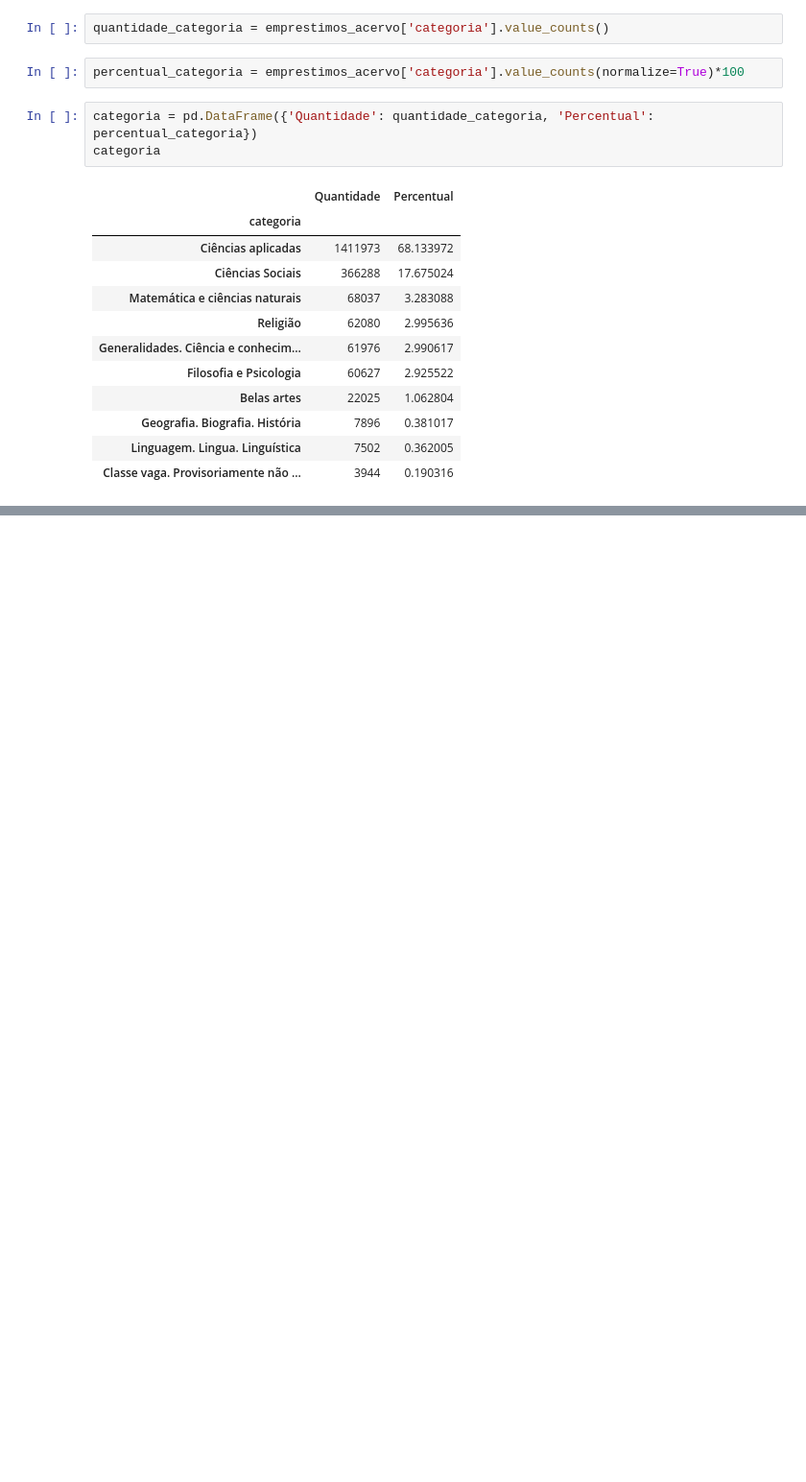
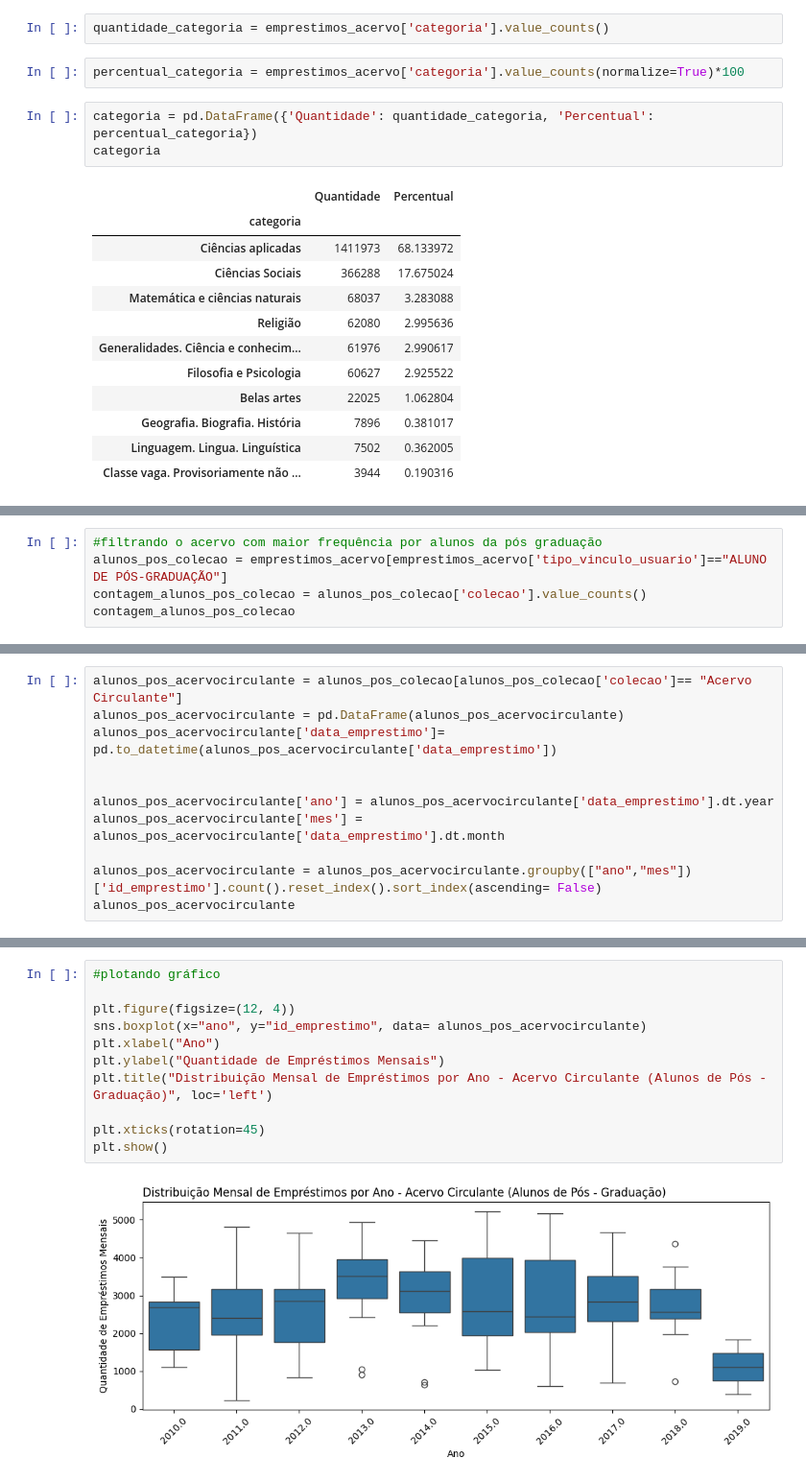
Before and after one commit to anacastrocc/-7DaysOfCode, a Jupyter notebook: _7DaysOfCode.ipynb, the cells around one changed output, grey strips where cells are left out. Shown: that part at 96% size. Drawn from its saved outputs; the diff is of its cells as text; blank space fills up the shorter version.

```diff
--- a/_7DaysOfCode.ipynb
+++ b/_7DaysOfCode.ipynb
@@ -796,0 +902,5 @@ categoria
+# %%
+#filtrando o acervo com maior frequência por alunos da pós graduação
+alunos_pos_colecao = emprestimos_acervo[emprestimos_acervo['tipo_vinculo_usuario']=="ALUNO DE PÓS-GRADUAÇÃO"]
+contagem_alunos_pos_colecao = alunos_pos_colecao['colecao'].value_counts()
+contagem_alunos_pos_colecao
@@ -796,0 +928,11 @@ categoria
+# %%
+alunos_pos_acervocirculante = alunos_pos_colecao[alunos_pos_colecao['colecao']== "Acervo Circulante"]
+alunos_pos_acervocirculante = pd.DataFrame(alunos_pos_acervocirculante)
+alunos_pos_acervocirculante['data_emprestimo']= pd.to_datetime(alunos_pos_acervocirculante['data_emprestimo'])
+
+
+alunos_pos_acervocirculante['ano'] = alunos_pos_acervocirculante['data_emprestimo'].dt.year
+alunos_pos_acervocirculante['mes'] = alunos_pos_acervocirculante['data_emprestimo'].dt.month
+
+alunos_pos_acervocirculante = alunos_pos_acervocirculante.groupby(["ano","mes"])['id_emprestimo'].count().reset_index().sort_index(ascending= False)
+alunos_pos_acervocirculante
@@ -796,0 +953,13 @@ categoria
+# %%
+#plotando gráfico
+
+plt.figure(figsize=(12, 4))
+sns.boxplot(x="ano", y="id_emprestimo", data= alunos_pos_acervocirculante)
+plt.xlabel("Ano")
+plt.ylabel("Quantidade de Empréstimos Mensais")
+plt.title("Distribuição Mensal de Empréstimos por Ano - Acervo Circulante (Alunos de Pós - Graduação)", loc='left')
+
+plt.xticks(rotation=45)
+plt.show()
+# %% [output]
+[figure, added]
```
Also changed, not shown: parts of 14 cells of this notebook.
